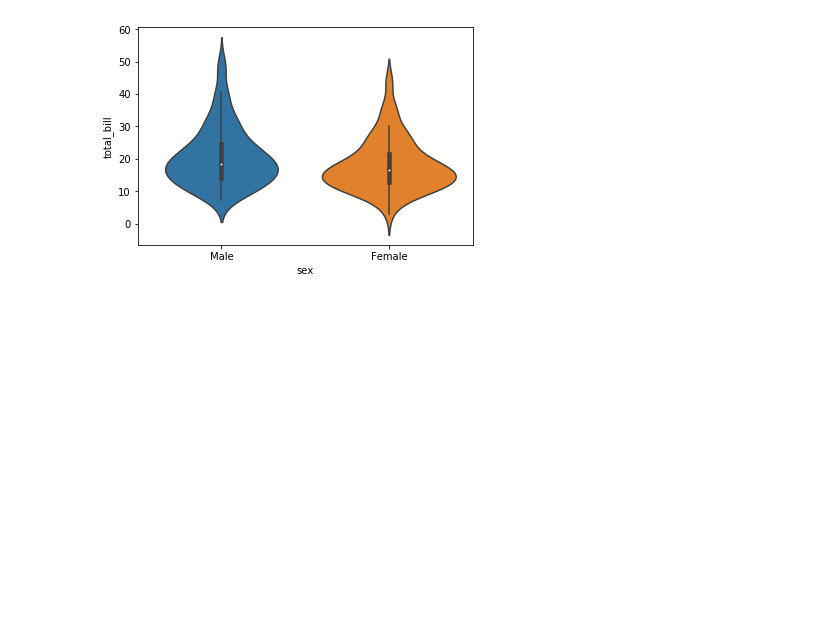
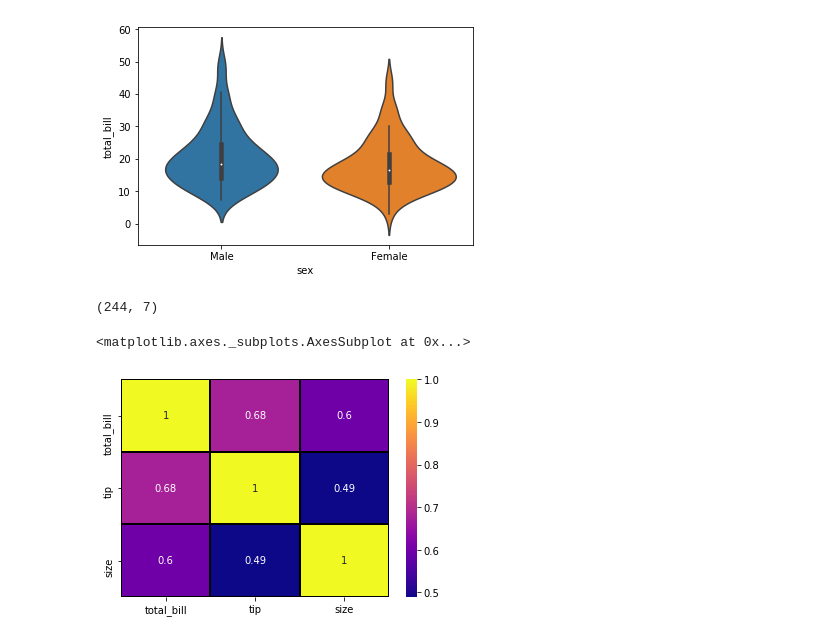
Before and after one commit to imsakshi/Data-Analytics----13-May-2020, a Jupyter notebook: Data visualization.ipynb, the cells around one changed output. Saved outputs shown, nothing was run; the diff lists cells and outputs as text; code cells hidden in the pictures; blank space fills up the shorter version.

```diff
--- a/Data visualization.ipynb
+++ b/Data visualization.ipynb
@@ -201,0 +148,11 @@ sns.violinplot("sex" , "total_bill" , data = tips)
+# %%
+tips.shape
+# %% [output]
+(244, 7)
+# %%
+tc = tips.corr()
+# %%
+sns.heatmap(tc,annot = True,cmap = "plasma",linecolor = "black" , linewidths= 1)
+# %% [output]
+<matplotlib.axes._subplots.AxesSubplot at 0x...>
+[figure, added]
```
Also changed, not shown: parts of 32 cells of this notebook, 2 other files.
